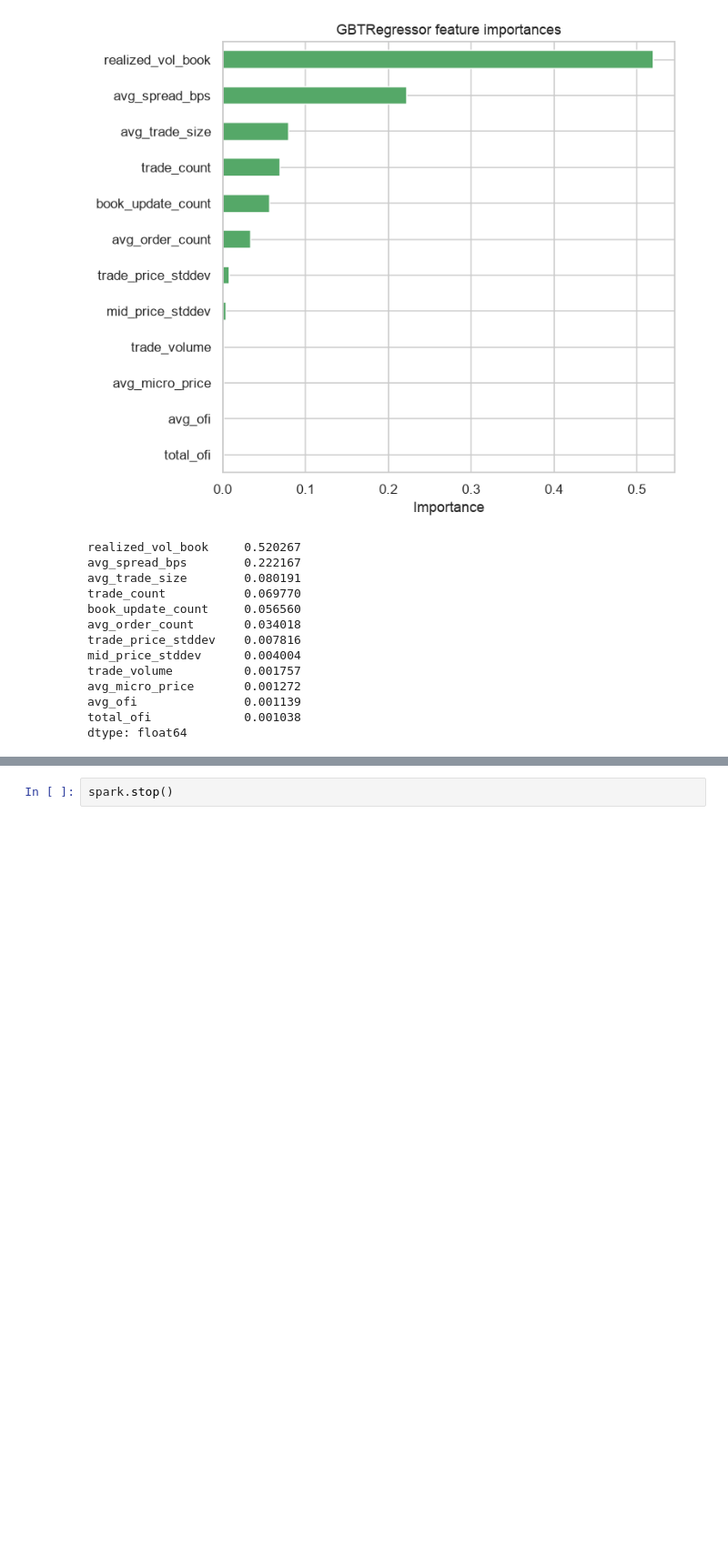
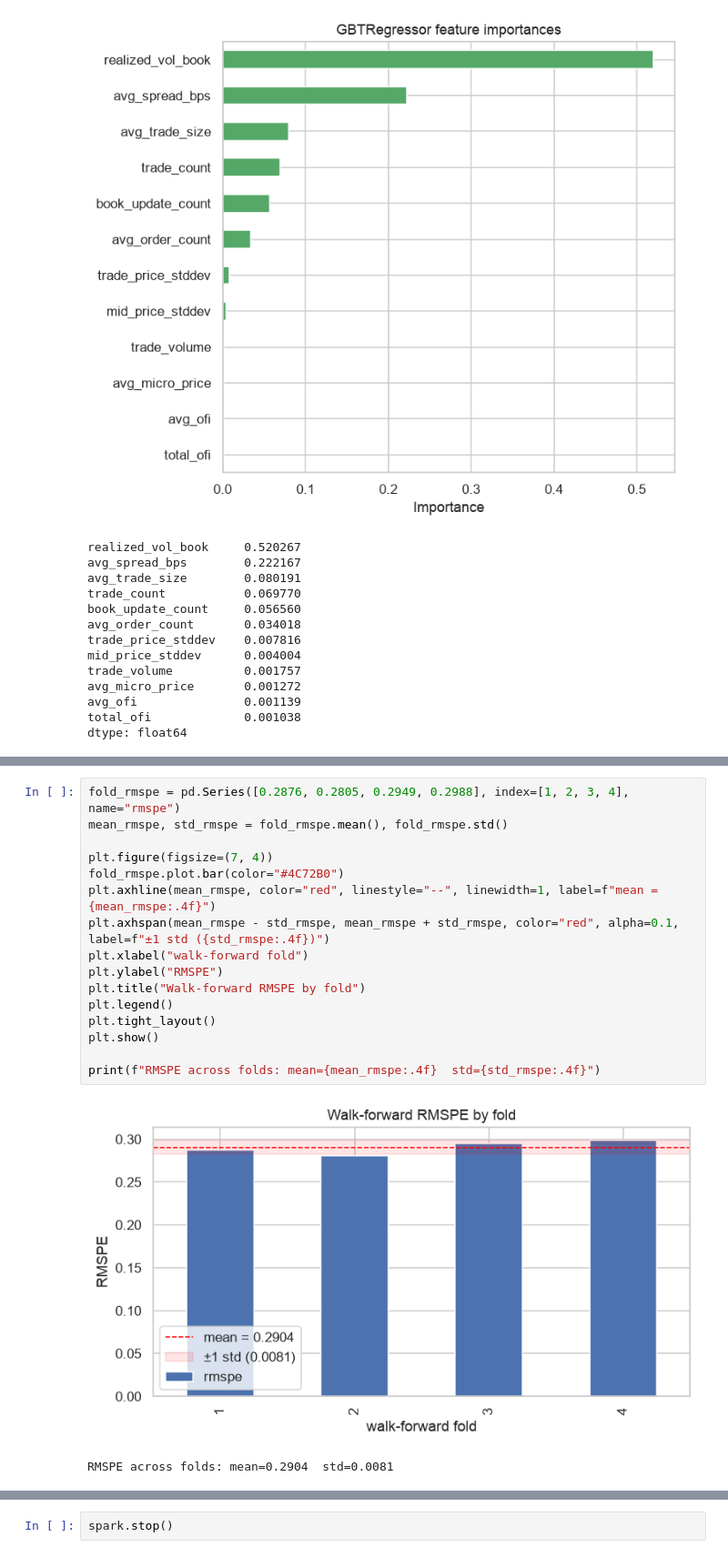
Before and after one commit to AndersVestergaard0/distributed-market-analytics, a Jupyter notebook: notebooks/Regression_Results.ipynb, the cells around one changed output, grey strips where cells are left out. Shown at 91% size. Drawn from its saved outputs; the diff is of its cells as text; blank space fills up the shorter version.

```diff
--- a/notebooks/Regression_Results.ipynb
+++ b/notebooks/Regression_Results.ipynb
@@ -167,3 +231,22 @@ dtype: float64
+# %%
+fold_rmspe = pd.Series([0.2876, 0.2805, 0.2949, 0.2988], index=[1, 2, 3, 4], name="rmspe")
+mean_rmspe, std_rmspe = fold_rmspe.mean(), fold_rmspe.std()
+
+plt.figure(figsize=(7, 4))
+fold_rmspe.plot.bar(color="#4C72B0")
+plt.axhline(mean_rmspe, color="red", linestyle="--", linewidth=1, label=f"mean = {mean_rmspe:.4f}")
+plt.axhspan(mean_rmspe - std_rmspe, mean_rmspe + std_rmspe, color="red", alpha=0.1, label=f"±1 std ({std_rmspe:.4f})")
+plt.xlabel("walk-forward fold")
+plt.ylabel("RMSPE")
+plt.title("Walk-forward RMSPE by fold")
+plt.legend()
+plt.tight_layout()
+plt.show()
+
+print(f"RMSPE across folds: mean={mean_rmspe:.4f}  std={std_rmspe:.4f}")
+# %% [output]
+[figure, added]
+RMSPE across folds: mean=0.2904  std=0.0081
 # %% [markdown]
 ## Takeaways
 
```
Also changed, not shown: parts of 12 cells of this notebook, 8 other files.
